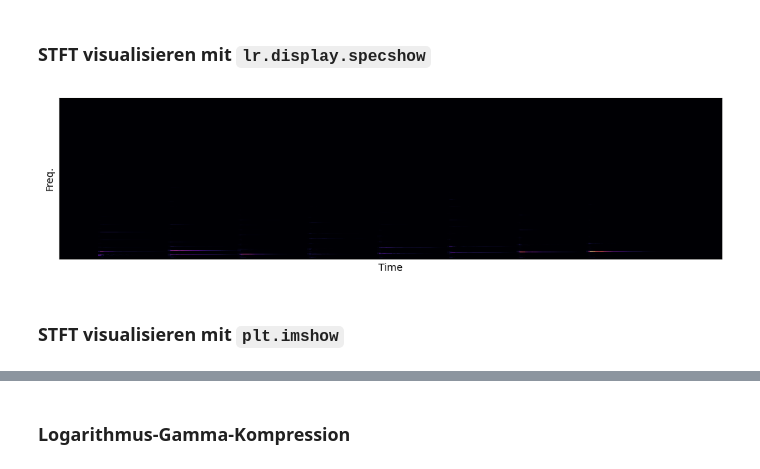
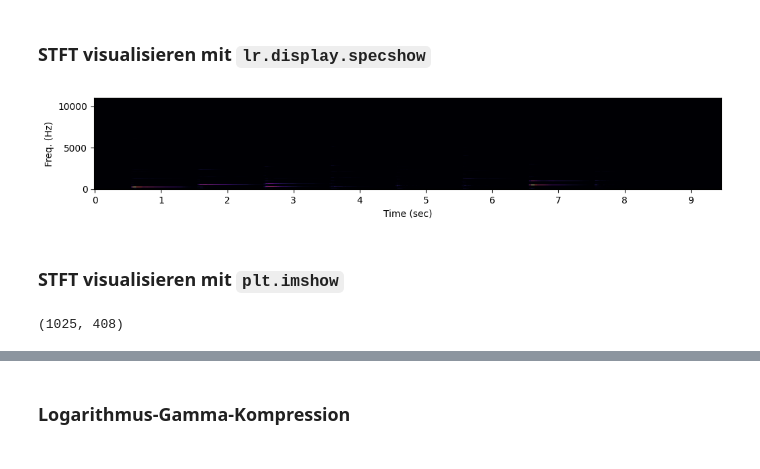
Before and after one commit to dkyuh/cmf_2023_24, a Jupyter notebook: cmf_jekyll/assets/notebooks/stft_vertiefung_visualisierung.ipynb, the cells around one changed output, grey strips where cells are left out. Cells and saved outputs as stored; diff of their text form; code cells hidden in the pictures.

Commit message:
updated stft-visualization

```diff
--- a/cmf_jekyll/assets/notebooks/stft_vertiefung_visualisierung.ipynb
+++ b/cmf_jekyll/assets/notebooks/stft_vertiefung_visualisierung.ipynb
@@ -144,15 +144,19 @@ stft_custom = lr.stft(y_custom)
 # %%
 # ... hier werden wir nächste Woche fortfahren ...
 
-plt.figure(figsize=(12, 10))
+plt.figure(figsize=(12, 6))
 
 plt.subplot(3, 1, 1)
-lr.display.specshow(np.abs(stft_piano)) # Magnitude <=> Absoluter Wert
-plt.ylabel('Freq.')
-plt.xlabel('Time')
+lr.display.specshow(np.abs(stft_piano), x_axis='time', y_axis='linear') # Magnitude <=> Absoluter Wert
+plt.ylabel('Freq. (Hz)')
+plt.xlabel('Time (sec)')
 
 plt.show()
 # %% [output]
-[figure, old version]
+[figure, new version]
 # %% [markdown]
 ### STFT visualisieren mit `plt.imshow`
+# %%
+stft_piano.shape
+# %% [output]
+(1025, 408)
```
Also changed, not shown: parts of 8 cells of this notebook, 1 other file.
